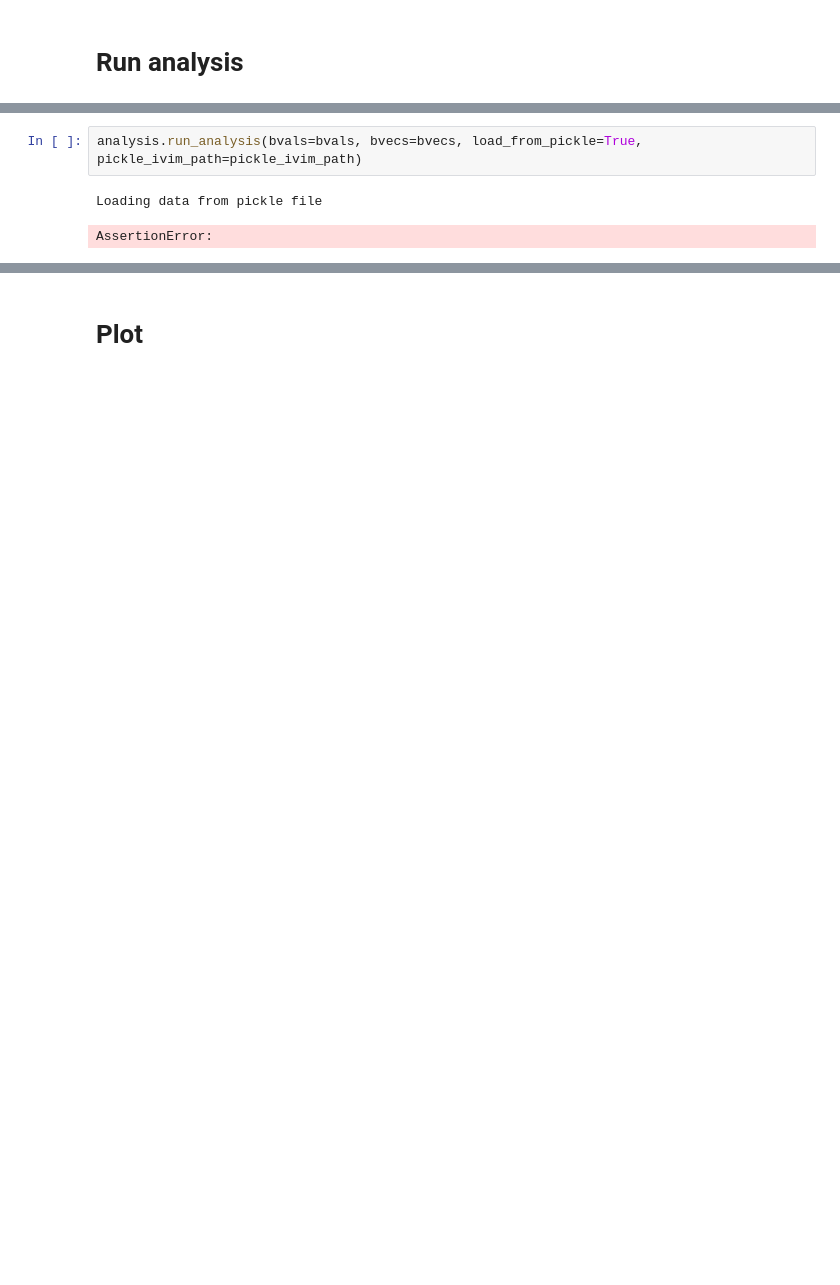
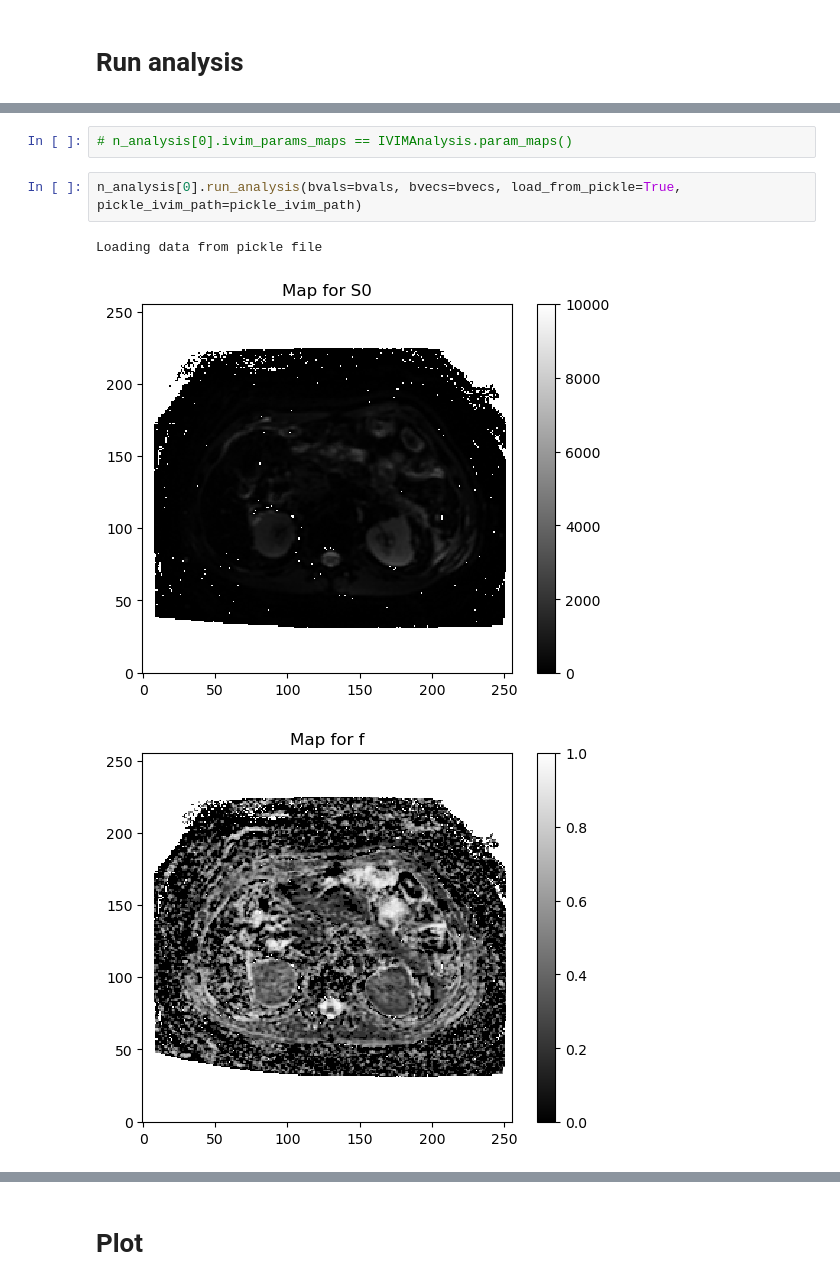
Before and after one commit to young010101/research-TJU-AP-IVIM-SAM, a Jupyter notebook: notebook/batch_process_240825.ipynb, the cells around one changed output, grey strips where cells are left out. Cells and saved outputs as stored; diff of their text form; blank space fills up the shorter version.

```diff
--- a/notebook/batch_process_240825.ipynb
+++ b/notebook/batch_process_240825.ipynb
@@ -37,5 +50,8 @@ analysis.run_analysis(bvals, bvecs)
+# %%
+# n_analysis[0].ivim_params_maps == IVIMAnalysis.param_maps()
 # %%
-analysis.run_analysis(bvals=bvals, bvecs=bvecs, load_from_pickle=True, pickle_ivim_path=pickle_ivim_path)
+n_analysis[0].run_analysis(bvals=bvals, bvecs=bvecs, load_from_pickle=True, pickle_ivim_path=pickle_ivim_path)
 # %% [output]
 Loading data from pickle file
-AssertionError:
+[figure, added]
+[figure, added]
```
Also changed, not shown: parts of 19 cells of this notebook, 3 other files.
